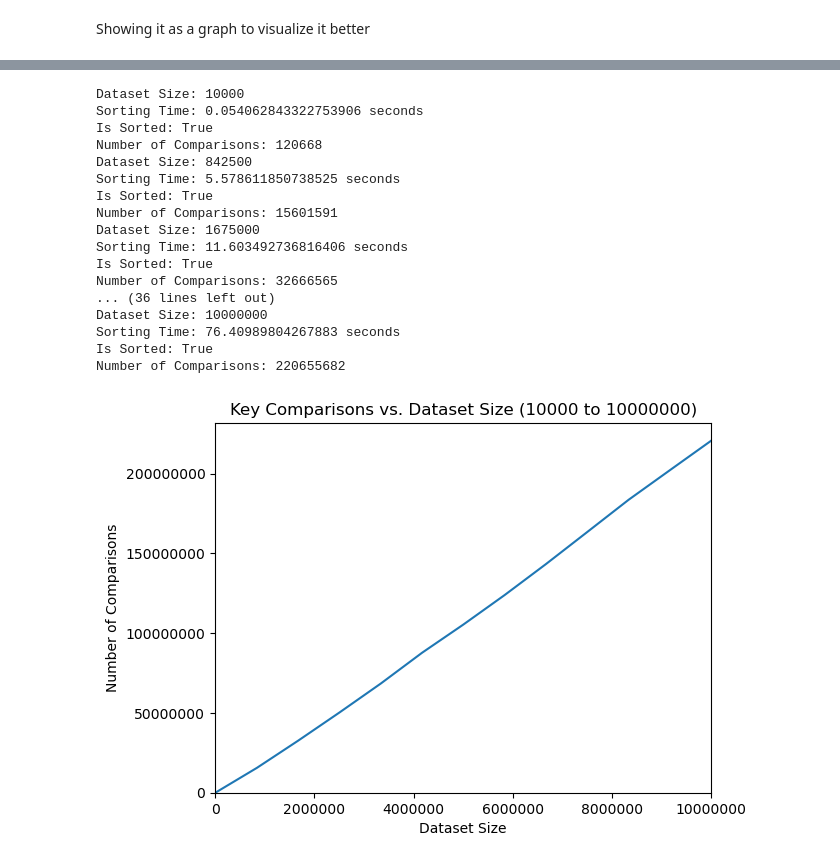
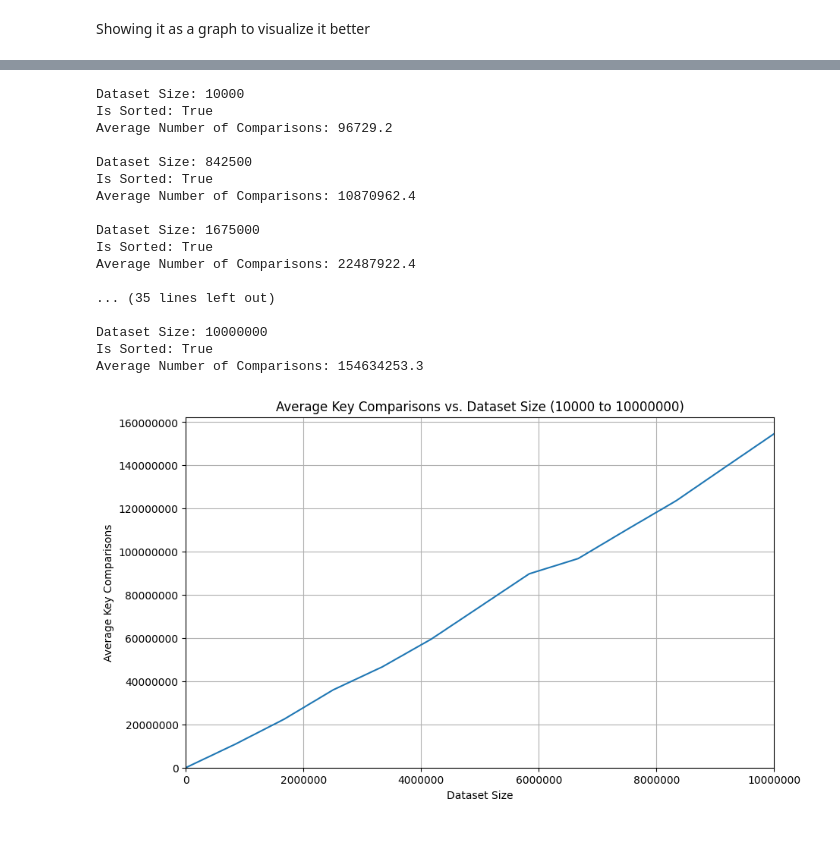
Before and after one commit to kennethlemuel/proj1_hybridsort, a Jupyter notebook: hybridsort_new.ipynb, the cells around one changed output, grey strips where cells are left out. Cells and saved outputs as stored; diff of their text form; code cells hidden in the pictures; blank space fills up the shorter version.

Commit message:
new ver
s = 5, loop 10 times each array (random)

```diff
--- a/hybridsort_new.ipynb
+++ b/hybridsort_new.ipynb
@@ -85,7 +85,7 @@ class HybridSort:
             newindex += 1
 
     def hybridSort(self, arr):
-        s = 100 #variable
+        s = 5 #variable
         if len(arr) > 1:
 
             if len(arr) <= s:
@@ -132,11 +132,11 @@ def generateData(minsize, maxsize):
 
     return datasets
 # %%
-dataset1 = generateData(1000, 10000000)
+dataset1 = generateData(1000, 100000)
 dataset2 = generateData(10000, 10000000)
 # %%
 def run_sorting_algorithm(dataset, runs=10):
-    return [HybridSort(list(dataset)).hybridSort(dataset) for _ in range(runs)]
+    return [HybridSort(list(dataset)).hybridSort(dataset) for x in range(runs)]
 # %% [markdown]
 Testing each dataset for Hybrid Sort (Key Comparisons and CPU Time)
 # %%
@@ -208,30 +207,35 @@ for size in dataset_sizes:
     print(f"Average Number of Comparisons: {average_comparisons}\n")
 # %% [output]
 Dataset Size: 10000
-Sorting Time: 0.054062843322753906 seconds
 Is Sorted: True
-Number of Comparisons: 120668
+Average Number of Comparisons: 96729.2
+
 Dataset Size: 842500
-Sorting Time: 5.578611850738525 seconds
 Is Sorted: True
-Number of Comparisons: 15601591
+Average Number of Comparisons: 10870962.4
+
 Dataset Size: 1675000
-Sorting Time: 11.603492736816406 seconds
 Is Sorted: True
-Number of Comparisons: 32666565
-... (36 lines left out)
+Average Number of Comparisons: 22487922.4
+
+... (35 lines left out)
+
 Dataset Size: 10000000
-Sorting Time: 76.40989804267883 seconds
 Is Sorted: True
-Number of Comparisons: 220655682
+Average Number of Comparisons: 154634253.3
 # %%
-plt.title("Key Comparisons vs. Dataset Size (10000 to 10000000)")
-plt.xlabel("Dataset Size")
-plt.ylabel("Number of Comparisons")
+#
+
+#, marker='o', linestyle='-'
+plt.figure(figsize=(10, 6))
+plt.plot(dataset_sizes, avg_comparison_counts)
+plt.title('Average Key Comparisons vs. Dataset Size (10000 to 10000000)')
+plt.xlabel('Dataset Size')
+plt.ylabel('Average Key Comparisons')
 plt.ticklabel_format(style = 'plain')
-plt.plot(dataset_sizes, comparison_counts)
 plt.xlim([0,10000000])
 plt.ylim(bottom = 0)
+plt.grid(True)
 plt.show()
 # %% [output]
-[figure, old version]
+[figure, new version]
```
Also changed, not shown: parts of 2 cells of this notebook.
